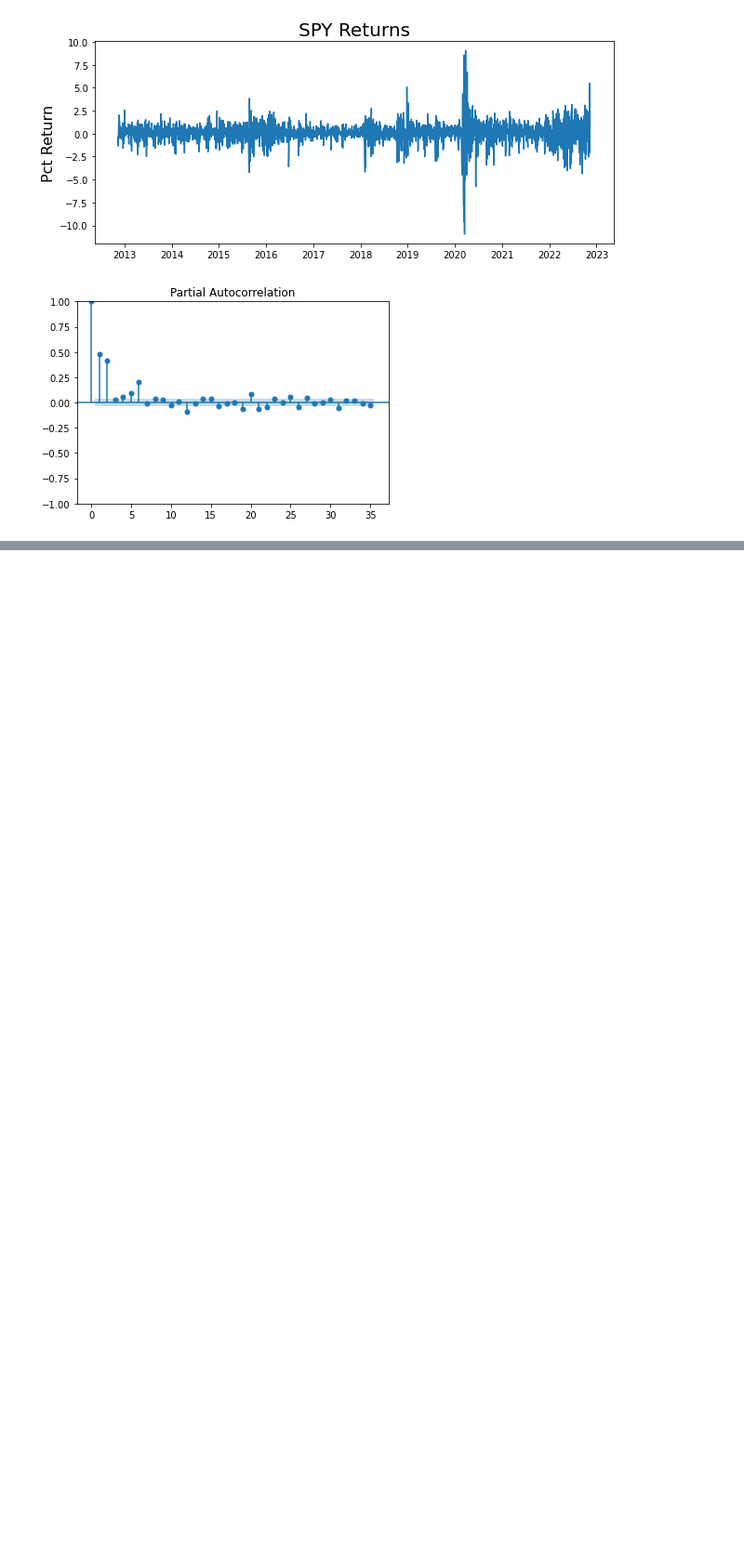
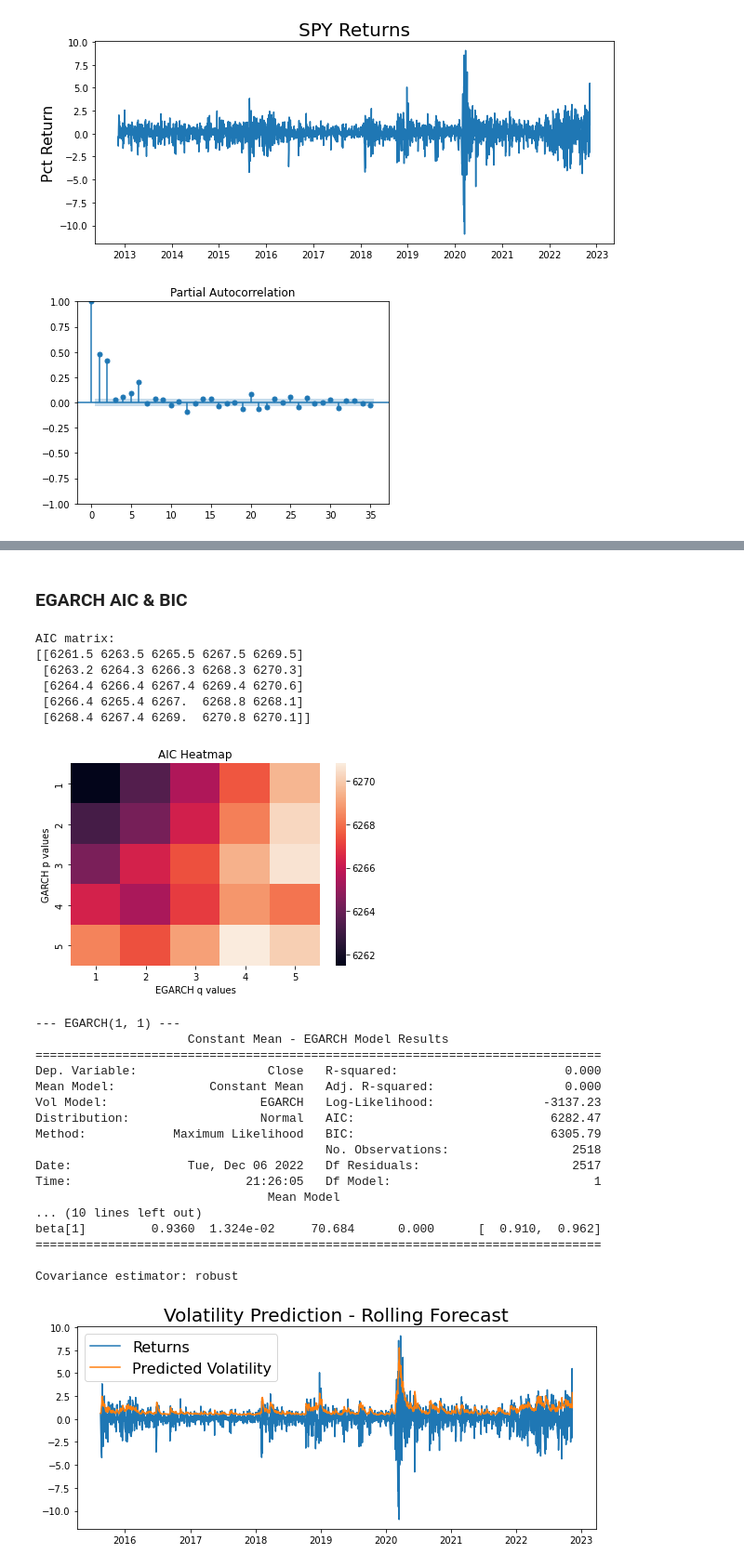
Before and after one commit to alexanderlerner/stats207project, a Jupyter notebook: garch_final.ipynb, the cells around one changed output, grey strips where cells are left out. Shown: that part at 93% size. Cells and saved outputs as stored; diff of their text form; code cells hidden in the pictures; blank space fills up the shorter version.

```diff
--- a/garch_final.ipynb
+++ b/garch_final.ipynb
@@ -143,0 +221,30 @@ Covariance estimator: robust
+# %% [markdown]
+### EGARCH AIC & BIC
+# %%
+train_metrics(returns=returns, model_type="EGARCH", metric="AIC", max_p=5, max_q=5)
+# %% [output]
+AIC matrix:
+[[6261.5 6263.5 6265.5 6267.5 6269.5]
+ [6263.2 6264.3 6266.3 6268.3 6270.3]
+ [6264.4 6266.4 6267.4 6269.4 6270.6]
+ [6266.4 6265.4 6267.  6268.8 6268.1]
+ [6268.4 6267.4 6269.  6270.8 6270.1]]
+[figure, added]
+--- EGARCH(1, 1) ---
+                     Constant Mean - EGARCH Model Results
+==============================================================================
+Dep. Variable:                  Close   R-squared:                       0.000
+Mean Model:             Constant Mean   Adj. R-squared:                  0.000
+Vol Model:                     EGARCH   Log-Likelihood:               -3137.23
+Distribution:                  Normal   AIC:                           6282.47
+Method:            Maximum Likelihood   BIC:                           6305.79
+                                        No. Observations:                 2518
+Date:                Tue, Dec 06 2022   Df Residuals:                     2517
+Time:                        21:26:05   Df Model:                            1
+                                Mean Model
+... (10 lines left out)
+beta[1]         0.9360  1.324e-02     70.684      0.000      [  0.910,  0.962]
+==============================================================================
+
+Covariance estimator: robust
+[figure, added]
```
Also changed, not shown: parts of 26 cells of this notebook.
